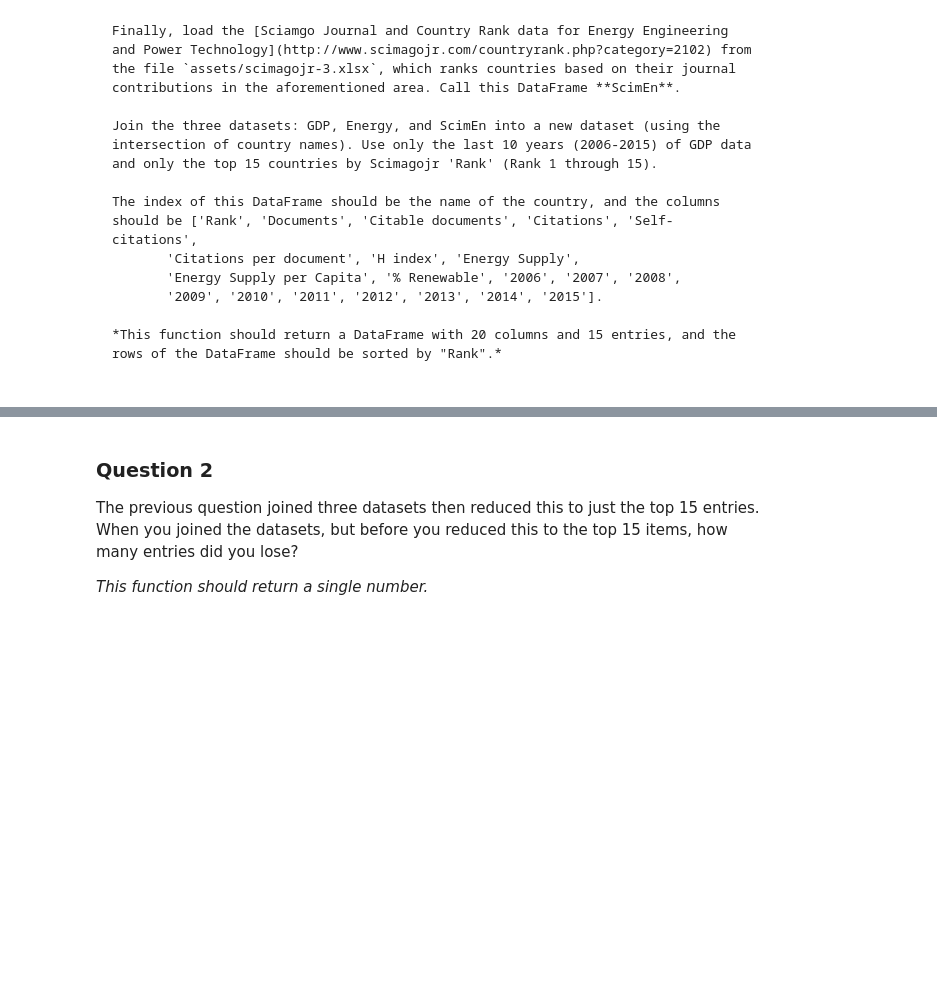
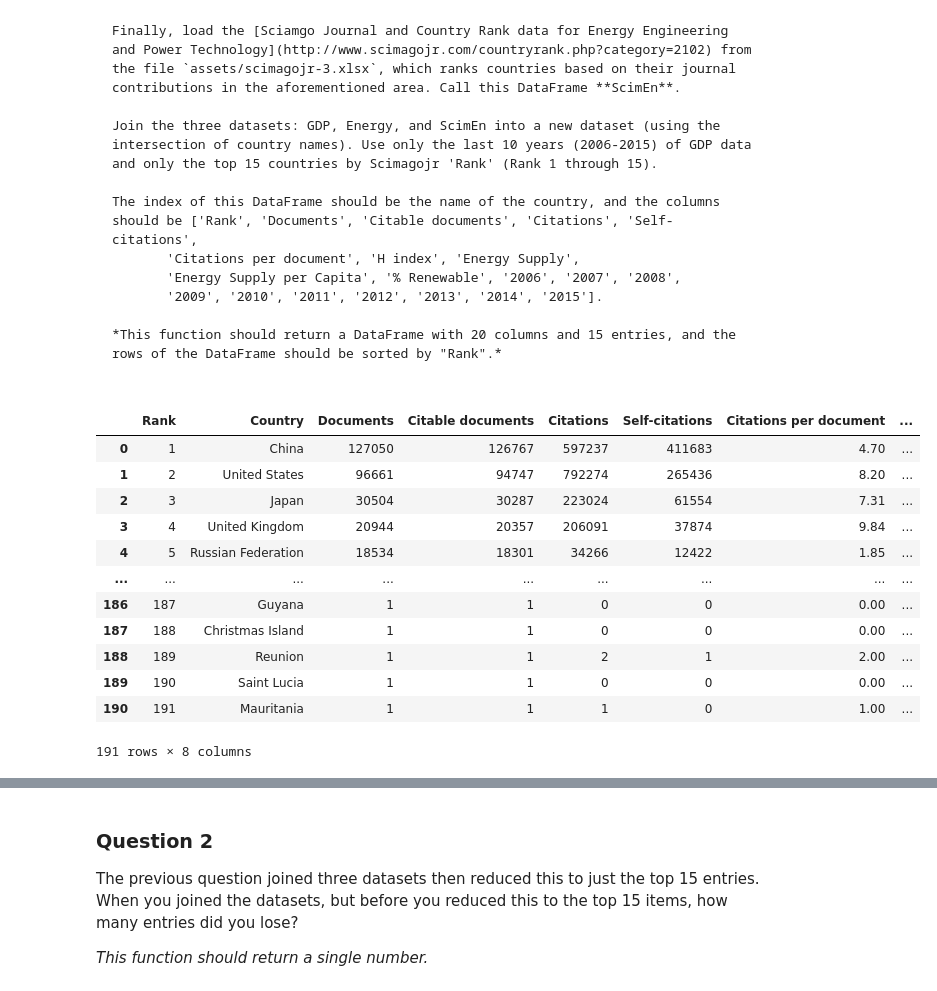
Before and after one commit to Undertaker-86/data_science, a Jupyter notebook: assignments/course1_assignment3/assignment3.ipynb, the cells around one changed output, grey strips where cells are left out. Saved outputs shown, nothing was run; the diff lists cells and outputs as text; code cells hidden in the pictures; blank space fills up the shorter version.

```diff
--- a/assignments/course1_assignment3/assignment3.ipynb
+++ b/assignments/course1_assignment3/assignment3.ipynb
@@ -53,0 +50,51 @@ def answer_one():
+# %%
+def load_energy():
+    # import re
+    # Energy = pd.read_excel("assets/Energy Indicators.xls", usecols="C:F")
+    # Energy = Energy[18:245].reset_index(drop=True)
+    # col_label = ['Country', 'Energy Supply', 'Energy Supply per Capita', '%Renewable']
+
+    Energy = pd.read_excel('assets/Energy Indicators.xls',na_values=['...'],header = None,skiprows=18,skipfooter= 38,usecols=[2,3,4,5],names=['Country', 'Energy Supply', 'Energy Supply per Capita', '% Renewable'])
+
+    Energy['Energy Supply'] = Energy['Energy Supply'].apply(lambda x: x * 1e6)
+
+    Energy['Country'] = Energy['Country'].replace({'United States of America' : 'United States',
+                                                   'Republic of Korea':'South Korea',
+                                                   'United Kingdom of Great Britain and Northern Ireland':'United Kingdom',
+                                                   'China, Hong Kong Special Administrative Region' : 'Hong Kong'
+    })
+
+    Energy['Country'] =  Energy['Country'].str.replace(r" \(.*\)","", regex=True)
+    Energy['Country'] = Energy['Country'].str.replace(r"\d*", "", regex=True)
+
+    return Energy
+
+def load_GDP():
+
+    GDP = pd.read_csv('assets/world_bank.csv', skiprows=4)
+    GDP = GDP.rename(columns={'Country Name':'Country'})
+    GDP['Country'] = GDP['Country'].replace({'Korea, Rep':'South Korea',
+                                             'Iran, Islamic Rep.':'Iran',
+                                             'Hong Kong SAR, China': 'Hong Kong'})
+    return GDP
+
+def load_ScimEn():
+
+    return pd.read_excel('assets/scimagojr-3.xlsx')
+# load_energy()
+# load_GDP()
+load_ScimEn()
+# %% [output]
+|  | Rank | Country | Documents | Citable documents | Citations | Self-citations | Citations per document | ... |
+| 0 | 1 | China | 127050 | 126767 | 597237 | 411683 | 4.70 | ... |
+| 1 | 2 | United States | 96661 | 94747 | 792274 | 265436 | 8.20 | ... |
+| 2 | 3 | Japan | 30504 | 30287 | 223024 | 61554 | 7.31 | ... |
+| 3 | 4 | United Kingdom | 20944 | 20357 | 206091 | 37874 | 9.84 | ... |
+| 4 | 5 | Russian Federation | 18534 | 18301 | 34266 | 12422 | 1.85 | ... |
+| ... | ... | ... | ... | ... | ... | ... | ... | ... |
+| 186 | 187 | Guyana | 1 | 1 | 0 | 0 | 0.00 | ... |
+| 187 | 188 | Christmas Island | 1 | 1 | 0 | 0 | 0.00 | ... |
+| 188 | 189 | Reunion | 1 | 1 | 2 | 1 | 2.00 | ... |
+| 189 | 190 | Saint Lucia | 1 | 1 | 0 | 0 | 0.00 | ... |
+| 190 | 191 | Mauritania | 1 | 1 | 1 | 0 | 1.00 | ... |
+191 rows × 8 columns
```
Also changed, not shown: parts of 2 cells of this notebook.
